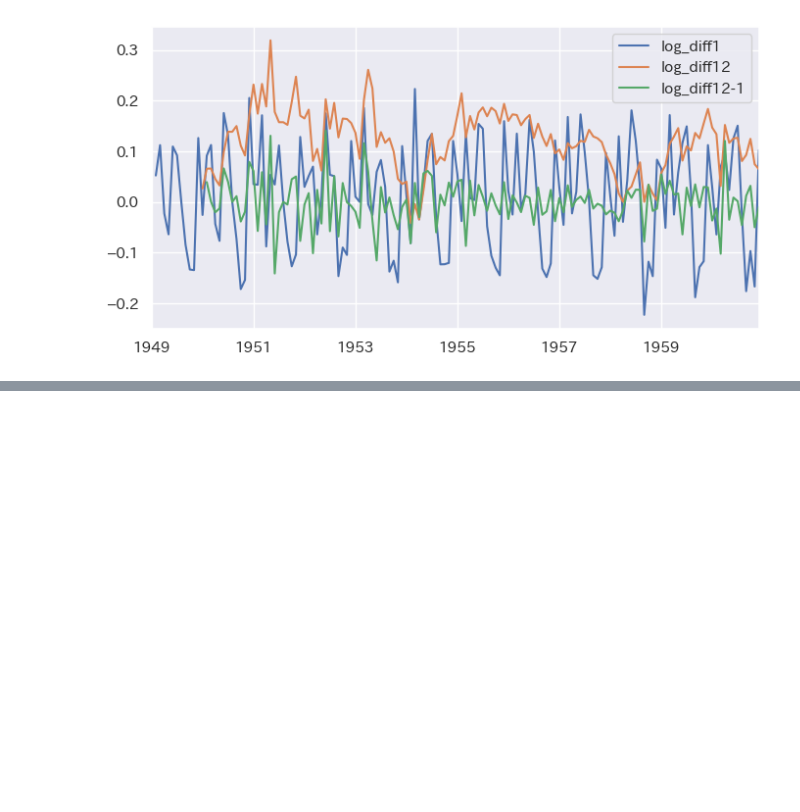
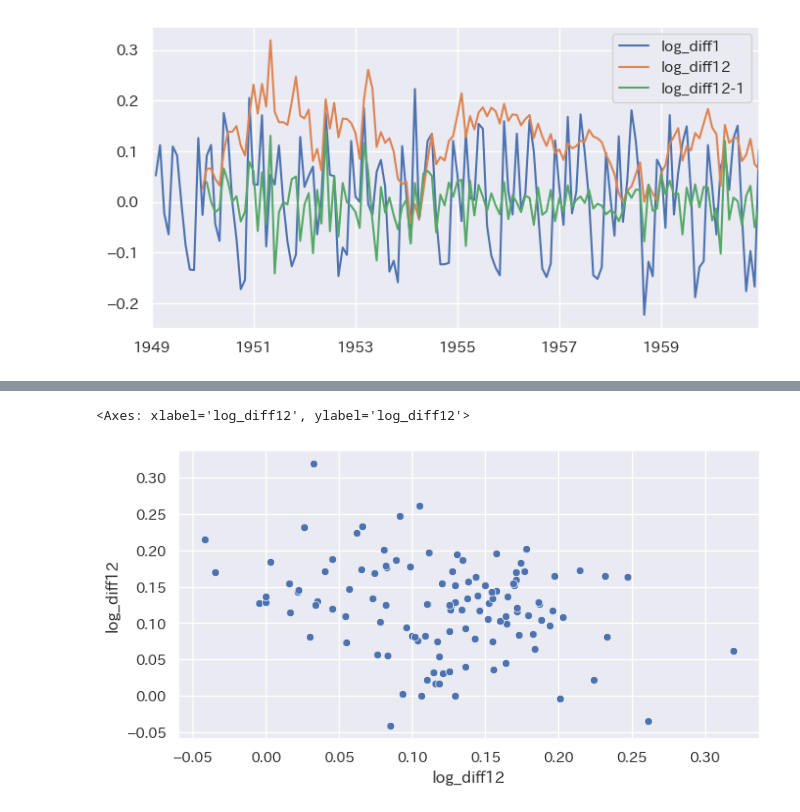
Before and after one commit to maton369/Python_Time_Series_Intro, a Jupyter notebook: 2-5-Pythonによる時系列分析の基本.ipynb, the cells around one changed output, grey strips where cells are left out. Cells and saved outputs as stored; diff of their text form; code cells hidden in the pictures; blank space fills up the shorter version.

```diff
--- a/2-5-Pythonによる時系列分析の基本.ipynb
+++ b/2-5-Pythonによる時系列分析の基本.ipynb
@@ -296,0 +334,12 @@ air_passengers_log[["log_diff1", "log_diff12", "log_diff12-1"]].plot()
+# %%
+# 負の自己相関のイメージを可視化する散布図
+# x軸には12期前（ラグ=12）の対数差分系列の値、
+# y軸には当期の対数差分系列の値を配置する。
+# 負の自己相関がある場合、点は右下がりの直線に近い分布を示す。
+sns.scatterplot(
+    x=air_passengers_log["log_diff12"].shift(12),  # 12期前の値
+    y=air_passengers_log["log_diff12"],  # 現在の値
+)
+# %% [output]
+<Axes: xlabel='log_diff12', ylabel='log_diff12'>
+[figure, added]
```
Also changed, not shown: parts of 5 cells of this notebook.
